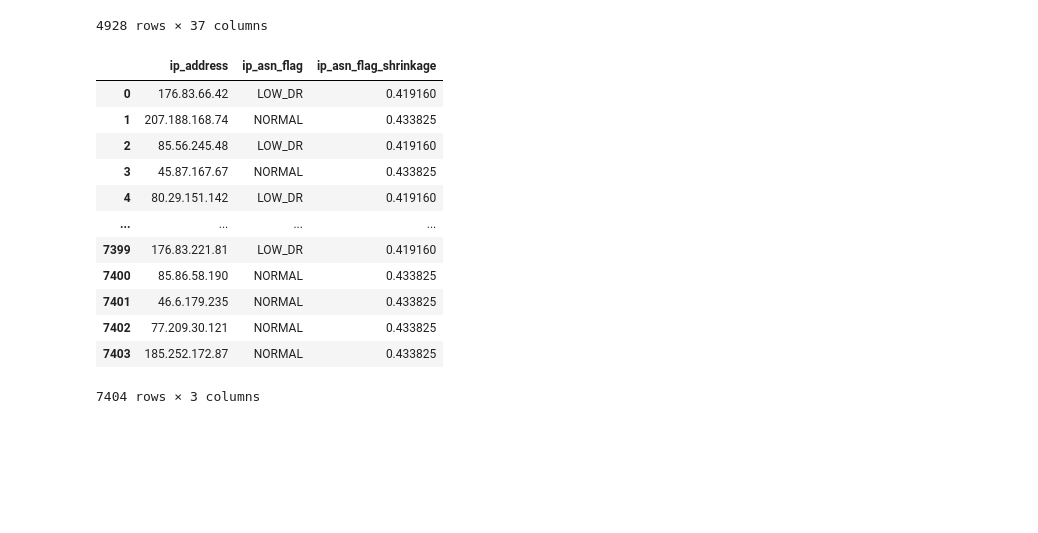
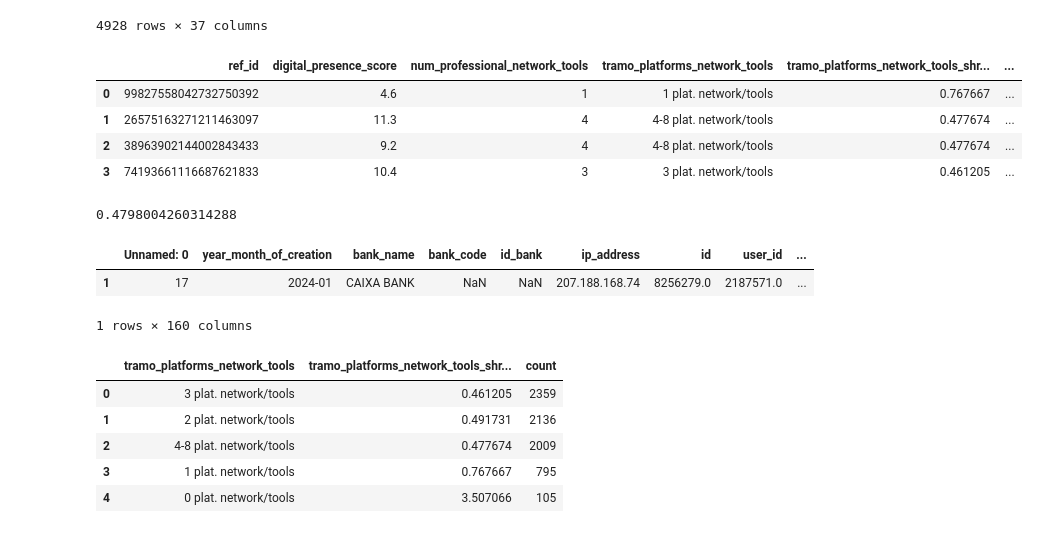
Before and after one commit to cgomez-QB/Fraud-Model, a Jupyter notebook: src/first_exploration/exploratory_data_analysis.ipynb, the cells around one changed output. Cells and saved outputs as stored; diff of their text form; code cells hidden in the pictures; blank space fills up the shorter version.

Commit message:
funciones de tramo de plataformas del usuario

```diff
--- a/src/first_exploration/exploratory_data_analysis.ipynb
+++ b/src/first_exploration/exploratory_data_analysis.ipynb
@@ -1196,6 +1238,11 @@ df_data = shrinkage(df_data, "tramo_email_first_seen_days")
 lst_col_train.append("tramo_email_first_seen_days_shrinkage")
 df_data = shrinkage(df_data, "tramo_phone_first_seen_days")
 lst_col_train.append("tramo_email_first_seen_days_shrinkage")
+
+
+# Variable de buscador
+df_data = shrinkage(df_data, "browser_tag")
+lst_col_train.append("browser_tag_shrinkage")
 # %%
 dct_columns = {
     "bank_name": "bank_name_shrinkage",
@@ -1285,32 +1332,34 @@ plt.show()
 # %%
 # (COMBINACIÓN DE VARIABLES QUE POR EL MOMENTO RINDE MEJOR)
 lst_col_train = [
-'bank_name_shrinkage',
-'tramo_amount_2_shrinkage',
-'tramo_days_shrinkage',
+'bank_name_shrinkage', # Lista
+'tramo_amount_2_shrinkage', # Lista
+'tramo_days_shrinkage', # Lista
 'promo_code',
-'ip_asn_flag_shrinkage',
-'os_family_shrinkage',
+'ip_asn_flag_shrinkage', # Lista
+'os_family_shrinkage', # Lista
 'digital_presence_score',
-'breaches_count_email',
-'breaches_count_phone',
+'breaches_count_email', # Directa
+'breaches_count_phone', # Directa
 'tramo_platforms_network_tools_shrinkage',
-'has_amazon',
+'has_amazon', # Directa
 'same_number',
-'phone_has_twitter',
+'phone_has_twitter', # Directa
 'same_email',
-'email_has_image',
+'email_has_image', # Directa
 'whatsapp_privacy_status',
 'same_name_email_phone',
 'same_name_email_database',
 'same_name_phone_database',
-'phone_first_seen_days',
-'email_first_seen_days',
-'phone_has_telegram',
+'phone_first_seen_days', # Directa
+'email_first_seen_days', # Directa
+'phone_has_telegram', # Directa
 'num_total_plataformas',
-'is_whatsapp_business',
-'telegram_privacy_status',
-'email_has_pinterest'
+'is_whatsapp_business', # Directa
+'telegram_privacy_status', # Directa
+'email_has_pinterest', # Directa
+
+# 'browser_tag_shrinkage'
 ]
 
 # lst_col_train = [
@@ -2078,18 +2126,30 @@ df[lst_cols_trust]
 | 4927 | 34621240347 | moisespanal6@gmail.com | 1 | 980 | very_high | True | ... |
 4928 rows × 37 columns
 # %%
-df_data[["ip_address", "ip_asn_flag", "ip_asn_flag_shrinkage"]]
+df_data[["ref_id", "digital_presence_score", "num_professional_network_tools", "tramo_platforms_network_tools","tramo_platforms_network_tools_shrinkage", "ip_address"]].iloc[0:4]
 # %% [output]
-|  | ip_address | ip_asn_flag | ip_asn_flag_shrinkage |
-| 0 | 176.83.66.42 | LOW_DR | 0.419160 |
-| 1 | 207.188.168.74 | NORMAL | 0.433825 |
-| 2 | 85.56.245.48 | LOW_DR | 0.419160 |
-| 3 | 45.87.167.67 | NORMAL | 0.433825 |
-| 4 | 80.29.151.142 | LOW_DR | 0.419160 |
-| ... | ... | ... | ... |
-| 7399 | 176.83.221.81 | LOW_DR | 0.419160 |
-| 7400 | 85.86.58.190 | NORMAL | 0.433825 |
-| 7401 | 46.6.179.235 | NORMAL | 0.433825 |
-| 7402 | 77.209.30.121 | NORMAL | 0.433825 |
-| 7403 | 185.252.172.87 | NORMAL | 0.433825 |
+|  | ref_id | digital_presence_score | num_professional_network_tools | tramo_platforms_network_tools | tramo_platforms_network_tools_shr... | ... |
+| 0 | 99827558042732750392 | 4.6 | 1 | 1 plat. network/tools | 0.767667 | ... |
+| 1 | 26575163271211463097 | 11.3 | 4 | 4-8 plat. network/tools | 0.477674 | ... |
+| 2 | 38963902144002843433 | 9.2 | 4 | 4-8 plat. network/tools | 0.477674 | ... |
+| 3 | 74193661116687621833 | 10.4 | 3 | 3 plat. network/tools | 0.461205 | ... |
-7404 rows × 3 columns
+# %%
+from inference.feature_transformers import *
+ip_city_flag_shrinkage("176.83.66.42")
+# %% [output]
+0.4798004260314288
+# %%
+df_data.iloc[[1]]
+# %% [output]
+|  | Unnamed: 0 | year_month_of_creation | bank_name | bank_code | id_bank | ip_address | id | user_id | ... |
+| 1 | 17 | 2024-01 | CAIXA BANK | NaN | NaN | 207.188.168.74 | 8256279.0 | 2187571.0 | ... |
+1 rows × 160 columns
+# %%
+df_data[["tramo_platforms_network_tools", "tramo_platforms_network_tools_shrinkage"]].value_counts().reset_index()
+# %% [output]
+|  | tramo_platforms_network_tools | tramo_platforms_network_tools_shr... | count |
+| 0 | 3 plat. network/tools | 0.461205 | 2359 |
+| 1 | 2 plat. network/tools | 0.491731 | 2136 |
+| 2 | 4-8 plat. network/tools | 0.477674 | 2009 |
+| 3 | 1 plat. network/tools | 0.767667 | 795 |
+| 4 | 0 plat. network/tools | 3.507066 | 105 |
```
Also changed, not shown: parts of 11 cells of this notebook, 5 other files.
